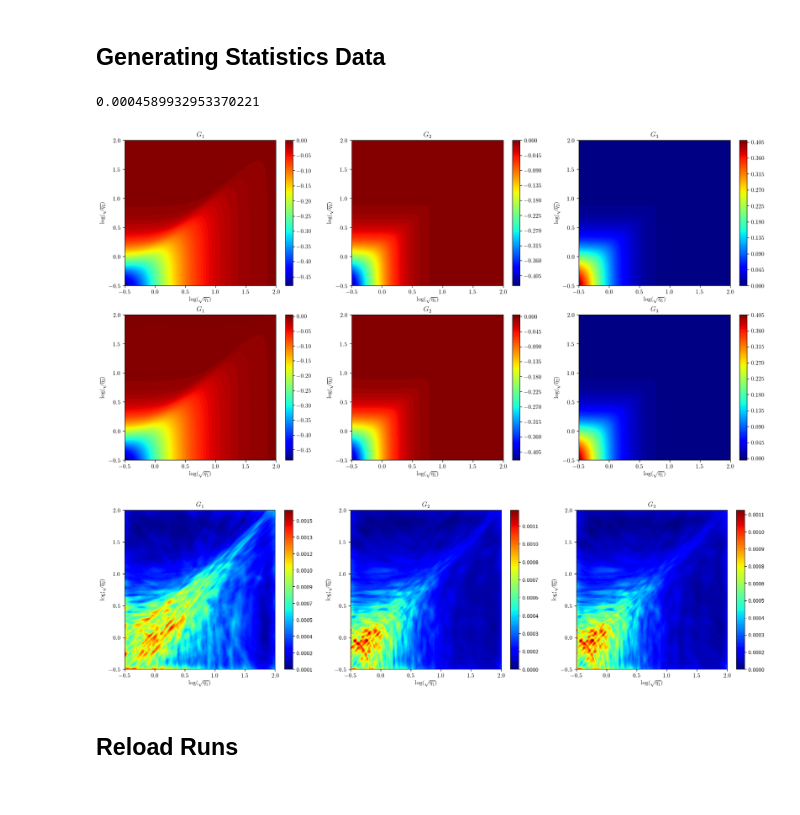
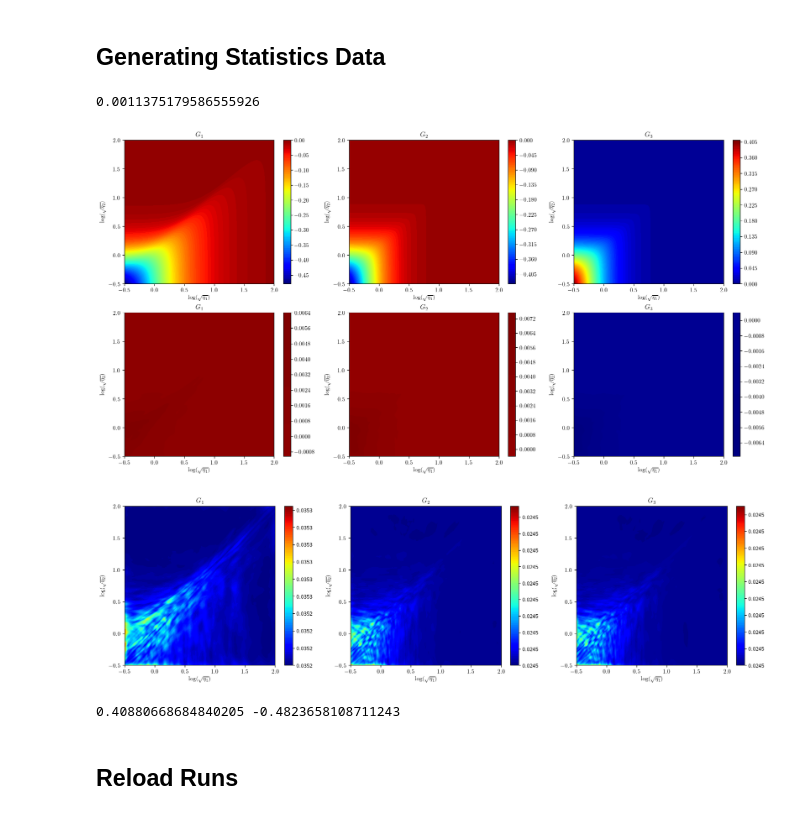
Before and after one commit to Crashprn/UncertaintyQuantification, a Jupyter notebook: Notebooks/Ensemble_Train.ipynb, the cells around one changed output. Cells and saved outputs as stored; diff of their text form; code cells hidden in the pictures.

```diff
--- a/Notebooks/Ensemble_Train.ipynb
+++ b/Notebooks/Ensemble_Train.ipynb
@@ -56,6 +56,18 @@ class RMSELoss(nn.Module):
         l = torch.sqrt(torch.mean(torch.pow((y_true - y_pred), 2)))
 
         return l
+
+class DiagNLLLoss(nn.Module):
+    def __init__(self, *args, **kwargs):
+        super(DiagNLLLoss, self).__init__()
+        self.eta = 1e-8
+
+    def forward(self, y_pred, y_true):
+        y_predictions, y_sigmas = y_pred
+
+        l = torch.log(torch.prod(y_sigmas, dim=1) + self.eta)*y_predictions.shape[0] + torch.sum(torch.sum(torch.pow((y_true - y_predictions), 2)/ y_sigmas, dim=1), dim=0)
+
+        return l
 # %% [markdown]
 ## Data Generation
 # %%
@@ -76,7 +88,7 @@ add_noise = False
 eta_1_range = np.array([-0.5, 0.0])
 eta_2_range = np.array([-.5, 0.0])
 
-etas_train, gs_train = generate_log_data(SSG_gen, log, 80_000, shuffle=True, gen_type="All", d_condition="<=", eta_1_range=eta_1_range, eta_2_range=eta_2_range)
+etas_train, gs_train = generate_log_data(SSG_gen, log, 80_000, shuffle=True, gen_type="add_out_noise", noise=0.001**2)
 
 etas_test, gs_test = generate_log_data(SSG_gen, log, 10_000, shuffle=True, gen_type="All")
 
@@ -102,8 +114,8 @@ y_test = torch.tensor(y_scaler.transform(gs_test), dtype=torch.float32)
 ## Network Training
 # %%
 # Defining model parameters
-chkpt_prefix = 'D_LT_0'
-chkpt_dir = '../Model_Checkpoints/Ensemble/' + chkpt_prefix + '/'
+chkpt_prefix = 'Regular'
+chkpt_dir = '../Model_Checkpoints/Ensemble/Aleatoric/' + chkpt_prefix + '/'
 
 
 net_params = {
@@ -111,10 +123,11 @@ net_params = {
         "output_dim": 3,
         "num_layers": 4,
         "h_dim": 20,
+        "out_noise": True,
 }
 
 train_params = {
-        "criterion": nn.MSELoss,
+        "criterion": DiagNLLLoss,
         "optimizer": torch.optim.Adam,
         "optimizer__weight_decay": 1e-6,
         "lr": 0.001,
@@ -172,7 +185,7 @@ for i in range(num_members):
 ## Creating Ensemble
 # %%
 chkpt_prefix = 'Regular'
-chkpt_dir = '../Model_Checkpoints/Ensemble/' + chkpt_prefix + '/'
+chkpt_dir = '../Model_Checkpoints/Ensemble/Aleatoric/' + chkpt_prefix + '/'
 ensemble = []
 
 for i in range(num_members):
@@ -201,40 +214,48 @@ eta1 = (10**x_grid.flatten())**2
 eta2 = (10**y_grid.flatten())**2
 
 gen = TurbulenceClosureDataGenerator(model="SSG", type='torch')
 etas, G_s = gen(eta1, eta2)
 target = G_s.T.reshape(3, dim, dim)
 
 etas = x_scaler.transform(etas)
 
 preds = np.zeros((num_members, len(etas), 3))
-
+stds = np.zeros((num_members, 3))
 for i in range(num_members):
     pred = ensemble[i].predict(etas.astype(np.float32))
     preds[i] = y_scaler.inverse_transform(pred)
+    stds[i] = ensemble[i].module_.sigma.detach().cpu().numpy()
 
 
 #pred_test = np.tensordot(weights.reshape(1,-1), preds, axes=(1, 0)).squeeze()
 pred = preds.mean(axis=0)
 
 std = preds.std(axis=0)
 
-np.savetxt('../data/Ensemble/' + chkpt_prefix + '_Pred_Mean.csv', pred, delimiter=',')
-np.savetxt('../data/Ensemble/' + chkpt_prefix + '_Pred_Std.csv', std, delimiter=',')
+if net_params['out_noise']:
+    std = np.sqrt(std**2 + stds.mean(axis=0)**2)
+
+np.savetxt('../data/Ensemble/' + chkpt_prefix + '_Pred_Mean_Alea.csv', pred, delimiter=',')
+np.savetxt('../data/Ensemble/' + chkpt_prefix + '_Pred_Std_Alea.csv', std, delimiter=',')
 
 #rmse_test = test_criteria(torch.tensor(target), torch.tensor(pred_test).T.reshape(3, dim, dim)).item()
 rmse = test_criteria(torch.tensor(target), torch.tensor(pred).T.reshape(3, dim, dim)).item()
 
 #print(rmse_test)
 print(rmse)
 
 
-plot_heat_map_compare(x_grid, y_grid, target, pred.T.reshape(3, dim, dim), 'Algebraic', 'Ensemble', sup_title=False)
+plot_heat_map_compare(x_grid, y_grid, target, (target -pred.T.reshape(3, dim, dim)), 'Algebraic', 'Ensemble', sup_title=False)
 
 plot_heat_map_3D(x_grid, y_grid, std.T.reshape(3, dim, dim), "Ensemble Standard Deviation", sup_title=False)
 # %% [output]
-0.0004589932953370221
+0.0011375179586555926
-[figure, old version]
+[figure, new version]
-[figure, old version]
+[figure, new version]
+# %%
+print(pred.max(), pred.min())
+# %% [output]
+0.40880668684840205 -0.4823658108711243
 # %% [markdown]
 ## Reload Runs
 # %%
```
Also changed, not shown: parts of 1 cell of this notebook, 12 other files.
